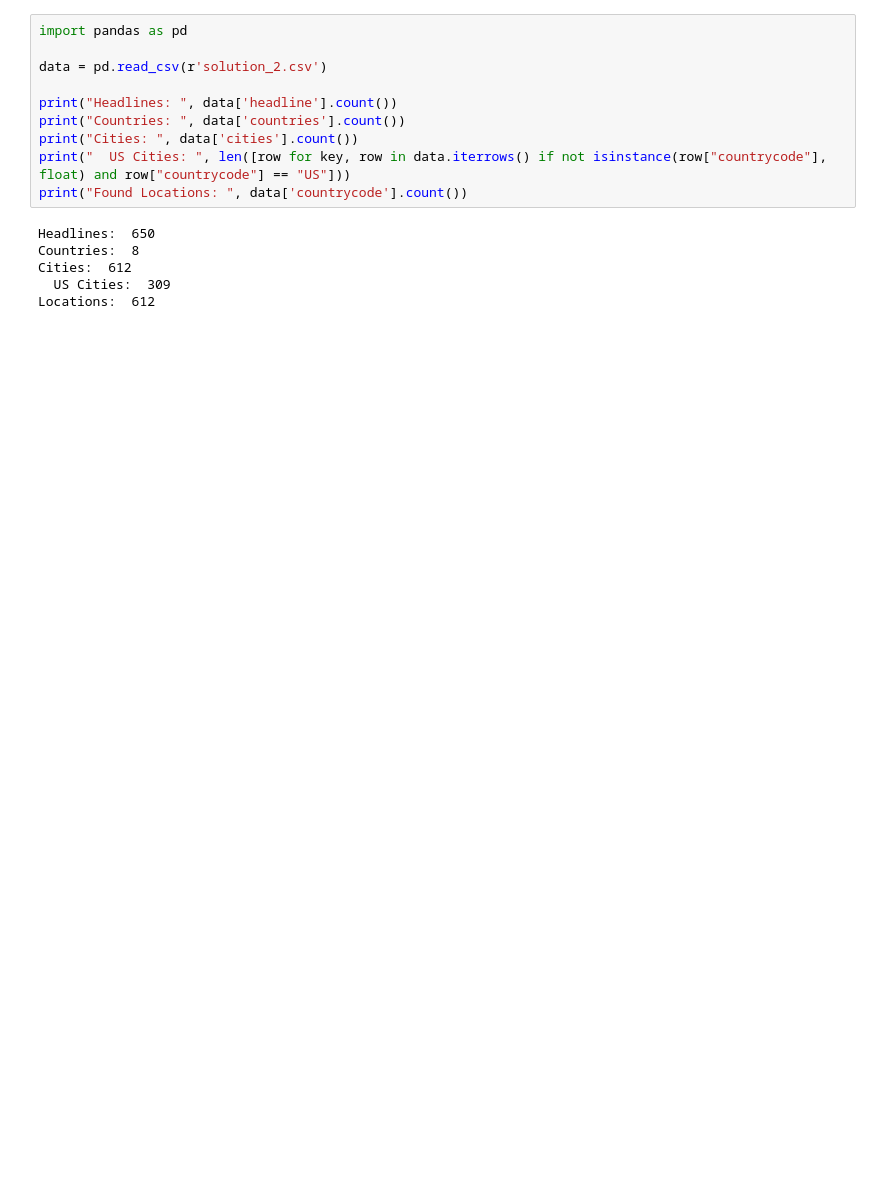
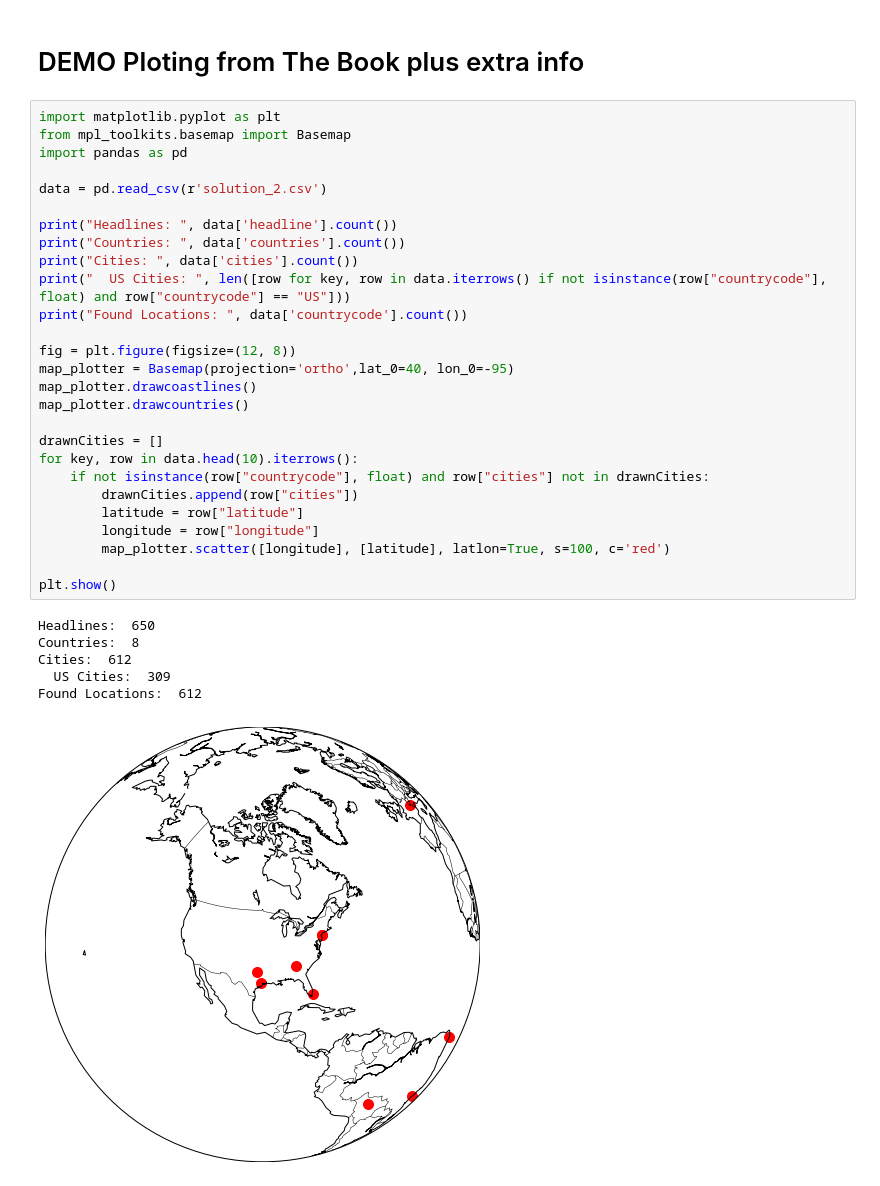
Before and after one commit to akumagamo/liveProjectSubmissions, a Jupyter notebook: Second Chapter.ipynb, the cells around one changed output. Drawn from its saved outputs; the diff is of its cells as text; blank space fills up the shorter version.

Commit message:
add mini plot map

```diff
--- a/Second Chapter.ipynb
+++ b/Second Chapter.ipynb
@@ -106,16 +113,36 @@ data.to_csv(r'solution_2.csv', index=False)
+# %% [markdown]
+# DEMO Ploting from The Book plus extra info
 # %%
+import matplotlib.pyplot as plt
+from mpl_toolkits.basemap import Basemap
 import pandas as pd
 
 data = pd.read_csv(r'solution_2.csv')
 
 print("Headlines: ", data['headline'].count())
 print("Countries: ", data['countries'].count())
 print("Cities: ", data['cities'].count())
 print("  US Cities: ", len([row for key, row in data.iterrows() if not isinstance(row["countrycode"], float) and row["countrycode"] == "US"]))
 print("Found Locations: ", data['countrycode'].count())
+
+fig = plt.figure(figsize=(12, 8))
+map_plotter = Basemap(projection='ortho',lat_0=40, lon_0=-95)
+map_plotter.drawcoastlines()
+map_plotter.drawcountries()
+
+drawnCities = []
+for key, row in data.head(10).iterrows():
+    if not isinstance(row["countrycode"], float) and row["cities"] not in drawnCities:
+        drawnCities.append(row["cities"])
+        latitude = row["latitude"]
+        longitude = row["longitude"]
+        map_plotter.scatter([longitude], [latitude], latlon=True, s=100, c='red')
+
+plt.show()
 # %% [output]
 Headlines:  650
 Countries:  8
 Cities:  612
   US Cities:  309
-Locations:  612
+Found Locations:  612
+[figure, added]
```
Also changed, not shown: parts of 2 cells of this notebook.
